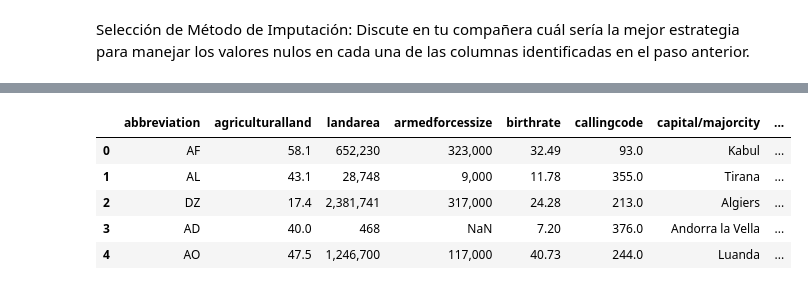
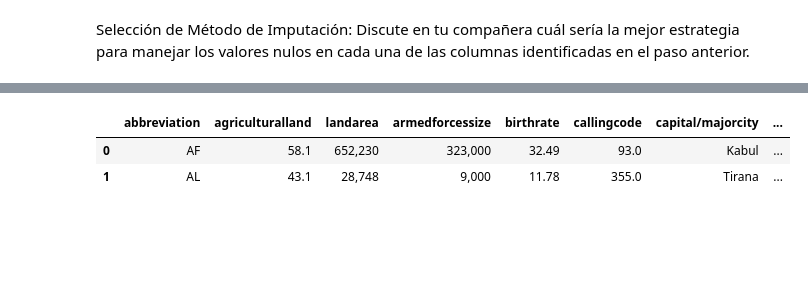
Before and after one commit to Dondiz/PromoG-Modulo3-Sprint1-Pair-Patricia_Nerea, a Jupyter notebook: gestion_nulos.ipynb, the cells around one changed output, grey strips where cells are left out. Drawn from its saved outputs; the diff is of its cells as text; code cells hidden in the pictures; blank space fills up the shorter version.

```diff
--- a/gestion_nulos.ipynb
+++ b/gestion_nulos.ipynb
@@ -39,12 +60,9 @@ Selección de Método de Imputación: Discute en tu compañera cuál sería la m
 # %%
-df[columnas_con_nulos].head(5)
+df[columnas_con_nulos].head(2)
 # %% [output]
 |  | abbreviation | agriculturalland | landarea | armedforcessize | birthrate | callingcode | capital/majorcity | ... |
 | 0 | AF | 58.1 | 652,230 | 323,000 | 32.49 | 93.0 | Kabul | ... |
 | 1 | AL | 43.1 | 28,748 | 9,000 | 11.78 | 355.0 | Tirana | ... |
-| 2 | DZ | 17.4 | 2,381,741 | 317,000 | 24.28 | 213.0 | Algiers | ... |
-| 3 | AD | 40.0 | 468 | NaN | 7.20 | 376.0 | Andorra la Vella | ... |
-| 4 | AO | 47.5 | 1,246,700 | 117,000 | 40.73 | 244.0 | Luanda | ... |
 # %%
 columnas_categoricas = ["abbreviation",'capital/majorcity',"currency-code", "largestcity", "officiallanguage"]
 # %%
```
Also changed, not shown: parts of 10 cells of this notebook, 4 other files.
